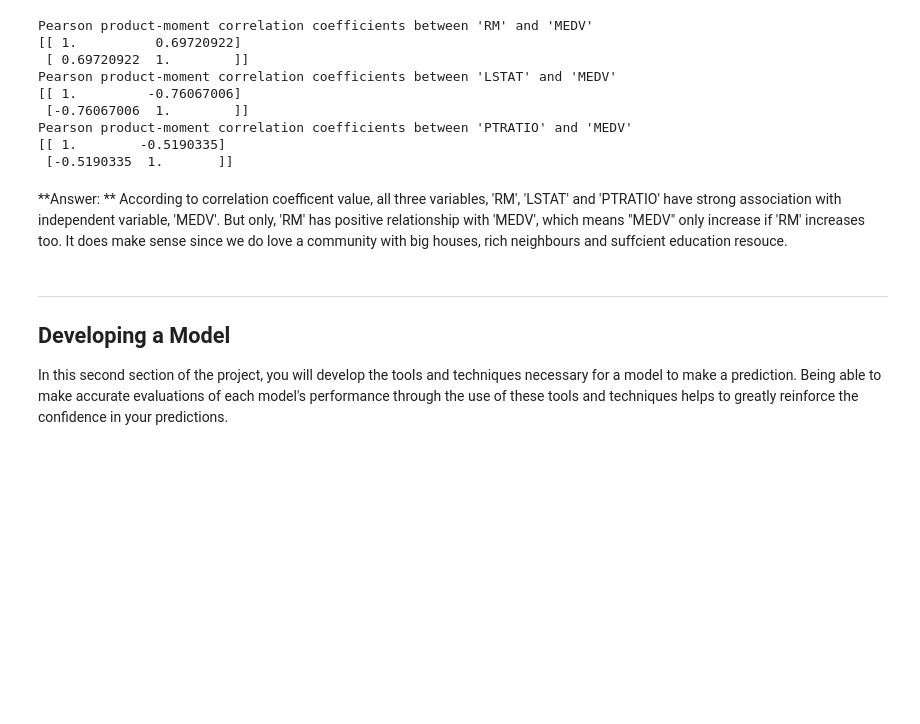
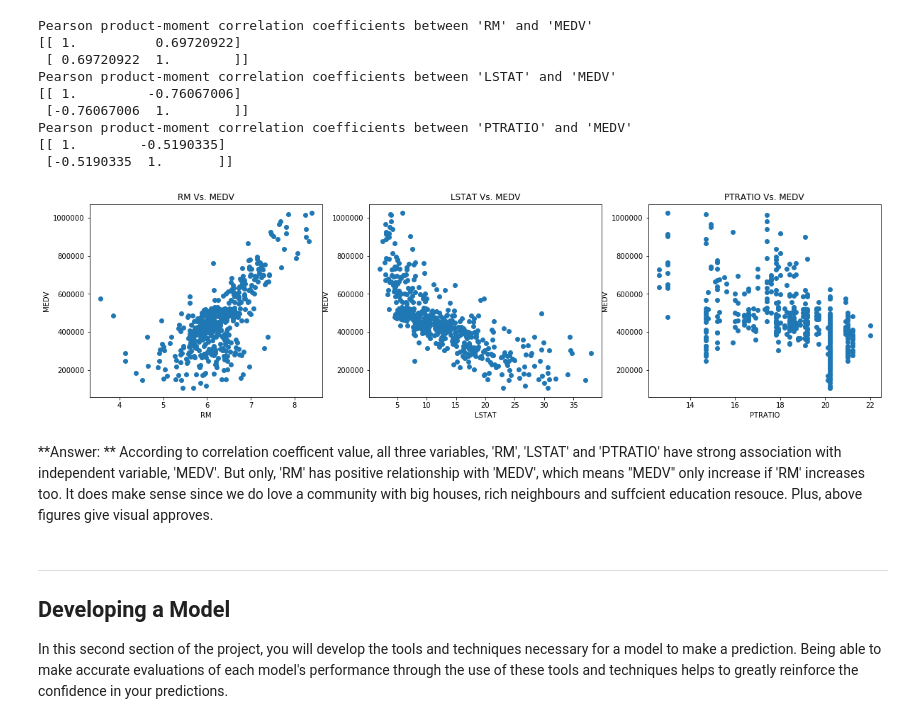
Before and after one commit to liam-august-h/machine-learning, a Jupyter notebook: projects/boston_housing/boston_housing.ipynb, the cells around one changed output. Drawn from its saved outputs; the diff is of its cells as text; code cells hidden in the pictures; blank space fills up the shorter version.

```diff
--- a/projects/boston_housing/boston_housing.ipynb
+++ b/projects/boston_housing/boston_housing.ipynb
@@ -159,8 +161,20 @@ Pearson product-moment correlation coefficients between 'LSTAT' and 'MEDV'
 Pearson product-moment correlation coefficients between 'PTRATIO' and 'MEDV'
 [[ 1.        -0.5190335]
  [-0.5190335  1.       ]]
+# %%
+plt.figure(figsize=(20, 5))
+for i, col in enumerate(features.columns):
+    plt.subplot(1, 3, i + 1)
+    plt.plot(data[col], prices, 'o')
+    plt.title(col + " Vs. MEDV")
+    plt.xlabel(col)
+    plt.ylabel('MEDV')
+
+plt.show()
+# %% [output]
+[figure, added]
 # %% [markdown]
-**Answer: ** According to correlation coefficent value, all three variables, 'RM', 'LSTAT' and 'PTRATIO' have strong association with independent variable, 'MEDV'. But only, 'RM' has positive relationship with 'MEDV', which means "MEDV" only increase if 'RM' increases too. It does make sense since we do love a community with big houses, rich neighbours and suffcient education resouce.
+**Answer: ** According to correlation coefficent value, all three variables, 'RM', 'LSTAT' and 'PTRATIO' have strong association with independent variable, 'MEDV'. But only, 'RM' has positive relationship with 'MEDV', which means "MEDV" only increase if 'RM' increases too. It does make sense since we do love a community with big houses, rich neighbours and suffcient education resouce. Plus, above figures give visual approves.
 # %% [markdown]
 ----
 
```
Also changed, not shown: parts of 9 cells of this notebook, 1 other file.
